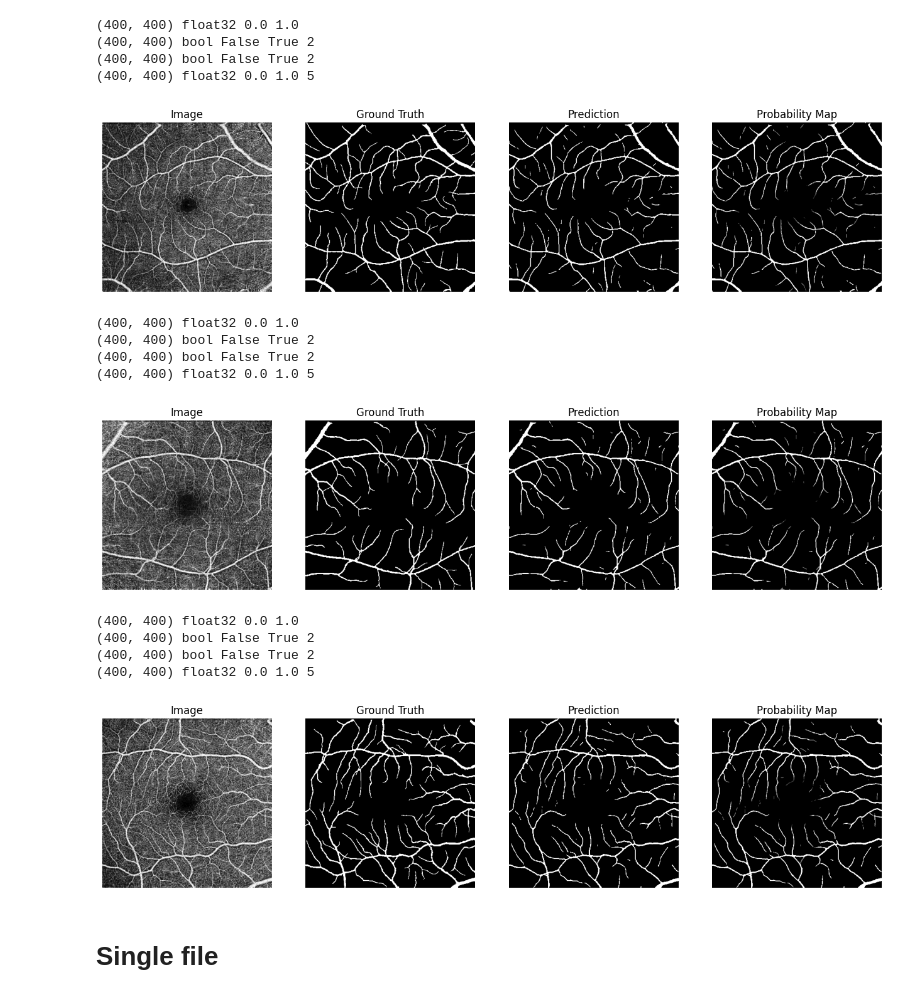
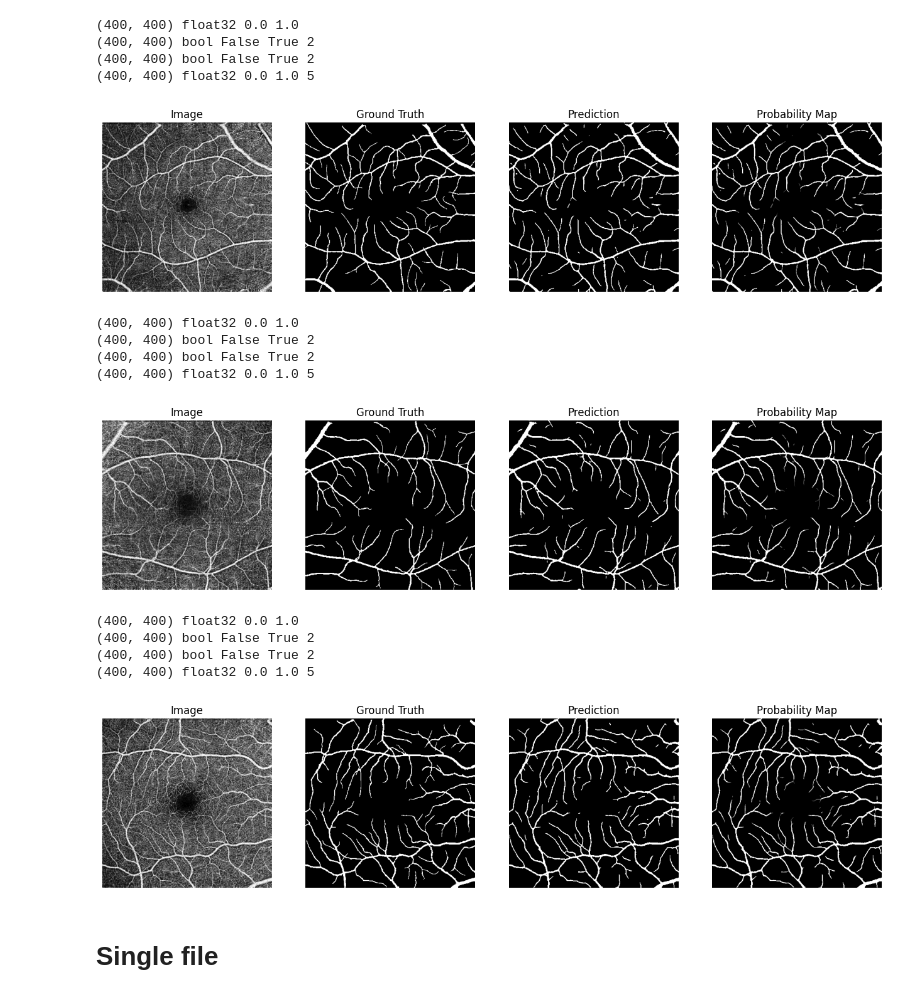
Before and after one commit to suho-han/JiT, a Jupyter notebook: notebooks/result.ipynb, the cells around one changed output. Cells and saved outputs as stored; diff of their text form; code cells hidden in the pictures.

```diff
--- a/notebooks/result.ipynb
+++ b/notebooks/result.ipynb
@@ -7,7 +7,7 @@ from natsort import natsorted
 
 # img_dir = "outputs/JiT-B-16-OCTA500_6M/images-last"
 dataset = "OCTA500_6M"
-img_dir = f"outputs/JiT_CondImg-B-16-{dataset}/images-10000"
+img_dir = f"outputs/JiT_ParaCond-B-16-{dataset}/images-10000"
 images = natsorted([img for img in os.listdir(img_dir) if img.endswith('_image.npy')])
 gts = natsorted([img for img in os.listdir(img_dir) if img.endswith('_gt.npy')])
 preds = natsorted([img for img in os.listdir(img_dir) if img.endswith('_pred.npy')])
@@ -28,40 +28,40 @@ for sample_idx, img in zip(range(0, 15, 5), images[:15:5]):
     gt = np.load(os.path.join(img_dir, gts[sample_idx]))
     print(gt.shape, gt.dtype, gt.min(), gt.max(), len(np.unique(gt)))
     plt.imshow(gt, cmap='gray')
     plt.title('Ground Truth')
     plt.axis('off')
 
     plt.subplot(1, 4, 3)
     pred = np.load(os.path.join(img_dir, preds[sample_idx]))
     print(pred.shape, pred.dtype, pred.min(), pred.max(), len(np.unique(pred)))
     plt.imshow((pred > 0.5).astype(np.float32), cmap='gray')
     plt.title('Prediction')
     plt.axis('off')
 
     plt.subplot(1, 4, 4)
     prob = np.load(os.path.join(img_dir, probs[sample_idx]))
     print(prob.shape, prob.dtype, prob.min(), prob.max(), len(np.unique(prob)))
     plt.imshow(prob, cmap='gray')
     plt.title('Probability Map')
     plt.axis('off')
 
     plt.show()
 # %% [output]
 (400, 400) float32 0.0 1.0
 (400, 400) bool False True 2
 (400, 400) bool False True 2
 (400, 400) float32 0.0 1.0 5
-[figure, old version]
+[figure, new version]
 (400, 400) float32 0.0 1.0
 (400, 400) bool False True 2
 (400, 400) bool False True 2
 (400, 400) float32 0.0 1.0 5
-[figure, old version]
+[figure, new version]
 (400, 400) float32 0.0 1.0
 (400, 400) bool False True 2
 (400, 400) bool False True 2
 (400, 400) float32 0.0 1.0 5
-[figure, old version]
+[figure, new version]
 # %%
 import os
 import autorootcwd
```
Also changed, not shown: parts of 2 cells of this notebook, 36 other files.
